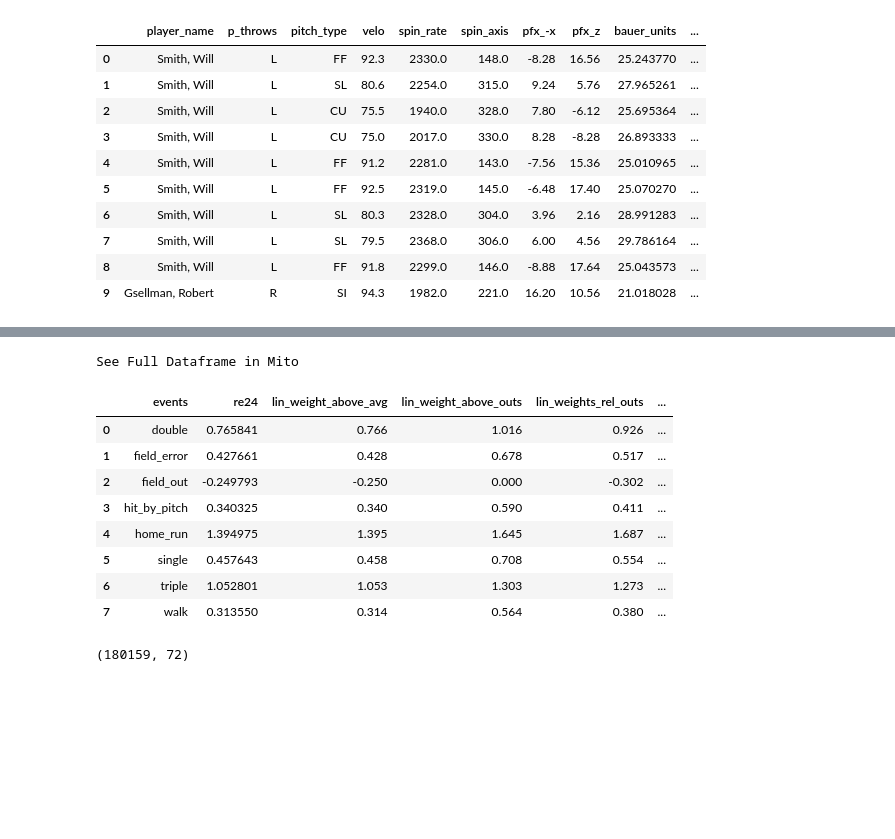
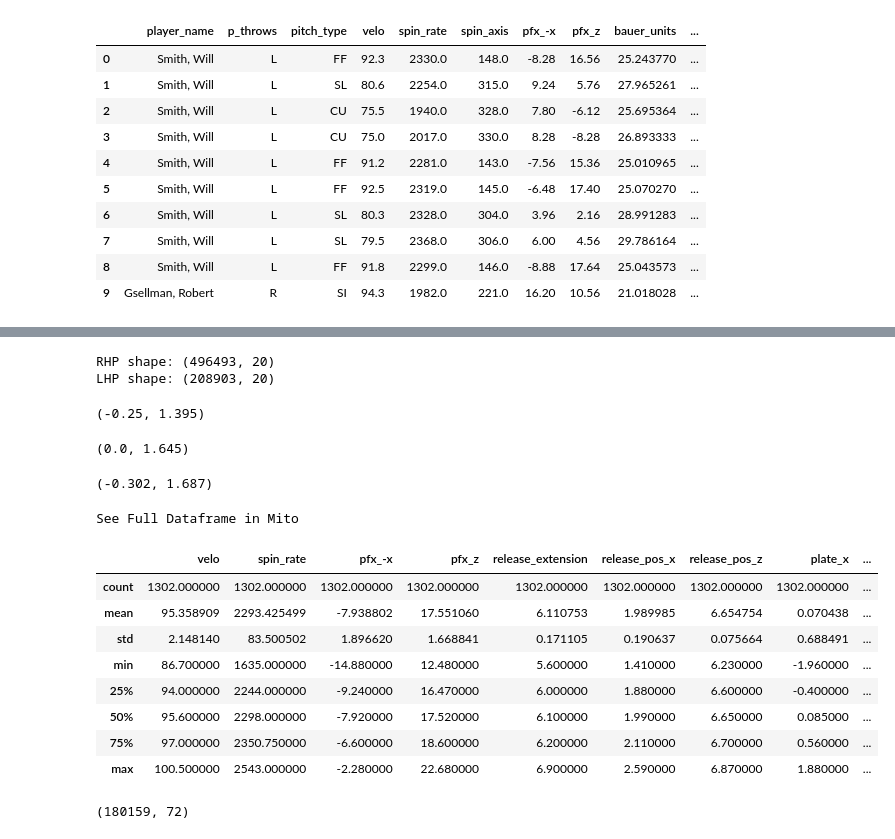
Before and after one commit to anthonyzurke/pitch-model, a Jupyter notebook: notebooks/cleaning-model.ipynb, the cells around one changed output, grey strips where cells are left out. Cells and saved outputs as stored; diff of their text form; code cells hidden in the pictures; blank space fills up the shorter version.

```diff
--- a/notebooks/cleaning-model.ipynb
+++ b/notebooks/cleaning-model.ipynb
@@ -152,7 +152,8 @@ lw_bs['wraa_re'] = round(lw_bs['wraa_re'], 3)
 lw_bs.rename(columns = {'wraa_re': 'bs_lin_weight_above_avg'}, inplace = True)
 data = pd.merge(data, lw_bs, how = 'left', on = ['pitch_count'])
 data['lin_weights_rel_outs'].fillna(0, inplace = True)
-data['final_lin_weight_above_avg'] = data['lin_weights_rel_outs'] + data['bs_lin_weight_above_avg']
+data['rv'] = data['lin_weights_rel_outs'] + data['wraa_re']
+#data['rv'] = data['lin_weights_rel_outs'] + data['bs_lin_weight_above_avg']
 
 data.to_csv('../data/model-pitches-rv.csv')
 
@@ -209,19 +177,62 @@ See Full Dataframe in Mito
-# %%
-#data.groupby(['events', 'on_1b', 'on_2b', 'on_3b', 'outs_when_up'], as_index = False)['re24'].mean()
-data.groupby(['events'], as_index = False)['re24', 'lin_weight_above_avg',
-                                           'lin_weight_above_outs', 'lin_weights_rel_outs',
-                                           'lin_weights_not_rel_outs'].mean()
-# %% [output]
-See Full Dataframe in Mito
-|  | events | re24 | lin_weight_above_avg | lin_weight_above_outs | lin_weights_rel_outs | ... |
-| 0 | double | 0.765841 | 0.766 | 1.016 | 0.926 | ... |
-| 1 | field_error | 0.427661 | 0.428 | 0.678 | 0.517 | ... |
-| 2 | field_out | -0.249793 | -0.250 | 0.000 | -0.302 | ... |
-| 3 | hit_by_pitch | 0.340325 | 0.340 | 0.590 | 0.411 | ... |
-| 4 | home_run | 1.394975 | 1.395 | 1.645 | 1.687 | ... |
-| 5 | single | 0.457643 | 0.458 | 0.708 | 0.554 | ... |
-| 6 | triple | 1.052801 | 1.053 | 1.303 | 1.273 | ... |
-| 7 | walk | 0.313550 | 0.314 | 0.564 | 0.380 | ... |
+# %%
+features = data[['velo', 'spin_rate', 'pfx_-x', 'pfx_z', 'release_extension', 'release_pos_x',
+                 'release_pos_z', 'plate_x', 'plate_z', 'rv', 're24', 'lin_weight_above_avg',
+                 'lin_weight_above_outs', 'lin_weights_rel_outs', 'lin_weights_not_rel_outs', 'wraa_re',
+                 'pitch_type', 'p_throws', 'stand', 'player_name']]
+
+rhp = features.loc[features['p_throws'] == 'R']
+print('RHP shape:', rhp.shape)
+lhp = features.loc[features['p_throws'] == 'L']
+print('LHP shape:', lhp.shape)
+ff = features.loc[features['pitch_type'] == 'FF']
+fc = features.loc[features['pitch_type'] == 'FC']
+si = features.loc[features['pitch_type'] == 'SI']
+sl = features.loc[features['pitch_type'] == 'SL']
+cu = features.loc[features['pitch_type'] == 'CU']
+kc = features.loc[features['pitch_type'] == 'KC']
+ch = features.loc[features['pitch_type'] == 'CH']
+fs = features.loc[features['pitch_type'] == 'FS']
+ff_r = rhp.loc[rhp['pitch_type'] == 'FF']
+ff_l = lhp.loc[lhp['pitch_type'] == 'FF']
+fc_r = rhp.loc[rhp['pitch_type'] == 'FC']
+fc_l = lhp.loc[lhp['pitch_type'] == 'FC']
+si_r = rhp.loc[rhp['pitch_type'] == 'SI']
+si_l = lhp.loc[lhp['pitch_type'] == 'SI']
+sl_r = rhp.loc[rhp['pitch_type'] == 'SL']
+sl_l = lhp.loc[lhp['pitch_type'] == 'SL']
+cu_r = rhp.loc[rhp['pitch_type'] == 'CU']
+cu_l = lhp.loc[lhp['pitch_type'] == 'CU']
+ch_r = rhp.loc[rhp['pitch_type'] == 'CH']
+ch_l = lhp.loc[lhp['pitch_type'] == 'CH']
+# %% [output]
+RHP shape: (496493, 20)
+LHP shape: (208903, 20)
+# %%
+data.lin_weight_above_avg.min(), data.lin_weight_above_avg.max()
+# %% [output]
+(-0.25, 1.395)
+# %%
+data.lin_weight_above_outs.min(), data.lin_weight_above_outs.max()
+# %% [output]
+(0.0, 1.645)
+# %%
+data.lin_weights_rel_outs.min(), data.lin_weights_rel_outs.max()
+# %% [output]
+(-0.302, 1.687)
+# %%
+los = ff.loc[ff['player_name'] == 'Rodón, Carlos']
+los.describe()
+# %% [output]
+See Full Dataframe in Mito
+|  | velo | spin_rate | pfx_-x | pfx_z | release_extension | release_pos_x | release_pos_z | plate_x | ... |
+| count | 1302.000000 | 1302.000000 | 1302.000000 | 1302.000000 | 1302.000000 | 1302.000000 | 1302.000000 | 1302.000000 | ... |
+| mean | 95.358909 | 2293.425499 | -7.938802 | 17.551060 | 6.110753 | 1.989985 | 6.654754 | 0.070438 | ... |
+| std | 2.148140 | 83.500502 | 1.896620 | 1.668841 | 0.171105 | 0.190637 | 0.075664 | 0.688491 | ... |
+| min | 86.700000 | 1635.000000 | -14.880000 | 12.480000 | 5.600000 | 1.410000 | 6.230000 | -1.960000 | ... |
+| 25% | 94.000000 | 2244.000000 | -9.240000 | 16.470000 | 6.000000 | 1.880000 | 6.600000 | -0.400000 | ... |
+| 50% | 95.600000 | 2298.000000 | -7.920000 | 17.520000 | 6.100000 | 1.990000 | 6.650000 | 0.085000 | ... |
+| 75% | 97.000000 | 2350.750000 | -6.600000 | 18.600000 | 6.200000 | 2.110000 | 6.700000 | 0.560000 | ... |
+| max | 100.500000 | 2543.000000 | -2.280000 | 22.680000 | 6.900000 | 2.590000 | 6.870000 | 1.880000 | ... |
 # %%
 data2 = data.copy()
 data2.dropna(subset = ['events'], inplace = True)
```
Also changed, not shown: parts of 2 cells of this notebook, 2 other files.
